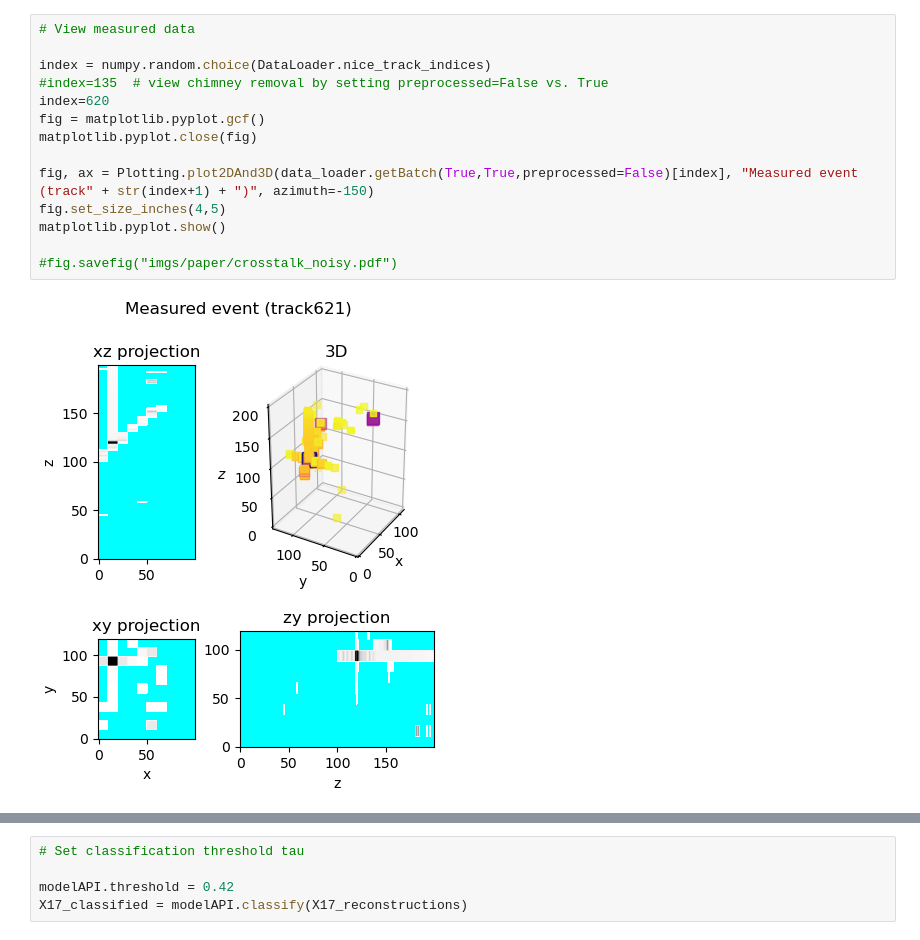
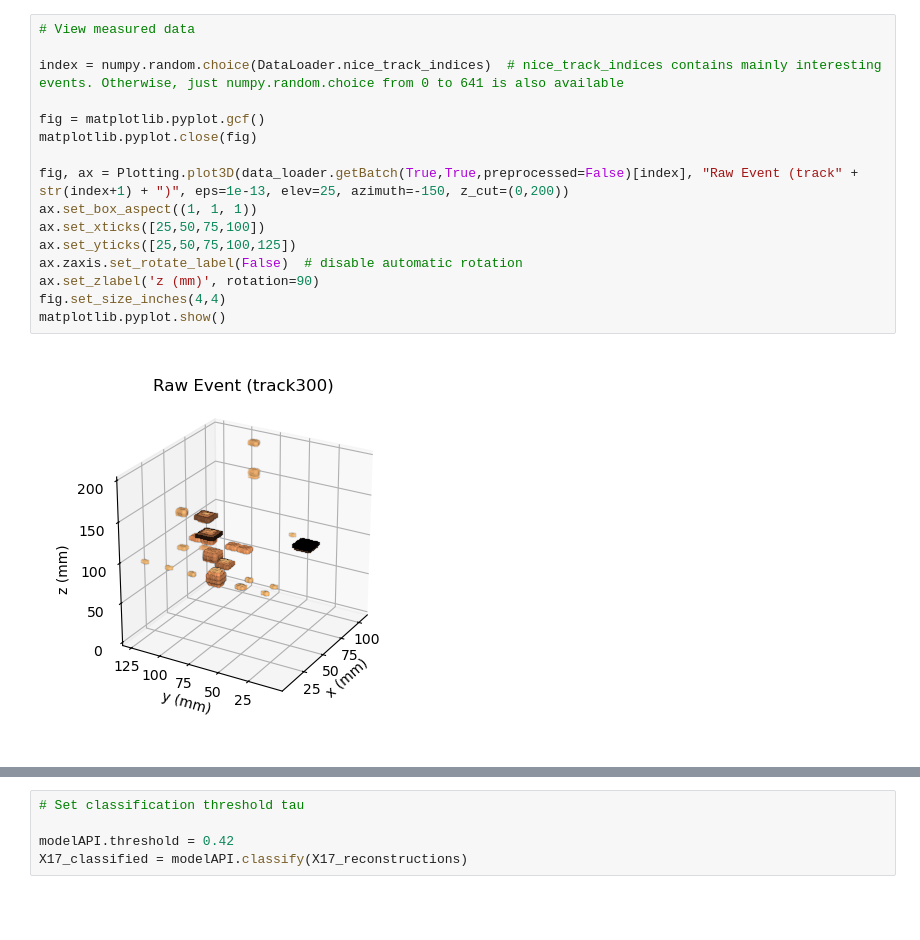
Before and after one commit to gajdosmatej/track_denoiser, a Jupyter notebook: analysis.ipynb, the cells around one changed output, grey strips where cells are left out. Cells and saved outputs as stored; diff of their text form; blank space fills up the shorter version.

```diff
--- a/analysis.ipynb
+++ b/analysis.ipynb
@@ -70,19 +86,21 @@ matplotlib.pyplot.show()
 # %%
 # View measured data
 
-index = numpy.random.choice(DataLoader.nice_track_indices)
-#index=135	# view chimney removal by setting preprocessed=False vs. True
-index=620
+index = numpy.random.choice(DataLoader.nice_track_indices)	# nice_track_indices contains mainly interesting events. Otherwise, just numpy.random.choice from 0 to 641 is also available
+
 fig = matplotlib.pyplot.gcf()
 matplotlib.pyplot.close(fig)
 
-fig, ax = Plotting.plot2DAnd3D(data_loader.getBatch(True,True,preprocessed=False)[index], "Measured event (track" + str(index+1) + ")", azimuth=-150)
-fig.set_size_inches(4,5)
+fig, ax = Plotting.plot3D(data_loader.getBatch(True,True,preprocessed=False)[index], "Raw Event (track" + str(index+1) + ")", eps=1e-13, elev=25, azimuth=-150, z_cut=(0,200))
+ax.set_box_aspect((1, 1, 1))
+ax.set_xticks([25,50,75,100])
+ax.set_yticks([25,50,75,100,125])
+ax.zaxis.set_rotate_label(False)  # disable automatic rotation
+ax.set_zlabel('z (mm)', rotation=90)
+fig.set_size_inches(4,4)
 matplotlib.pyplot.show()
-
-#fig.savefig("imgs/paper/crosstalk_noisy.pdf")
 # %% [output]
-[figure, old version]
+[figure, new version]
 # %%
 # Show reconstruction
 index = numpy.random.choice(DataLoader.nice_track_indices)
```
Also changed, not shown: parts of 20 cells of this notebook.
